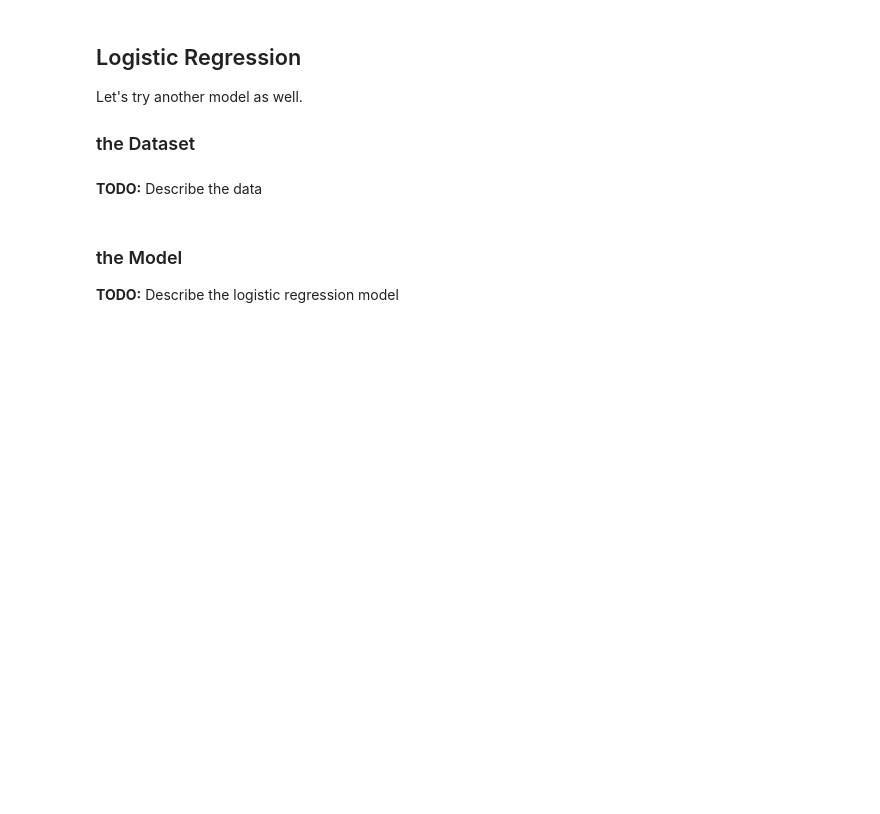
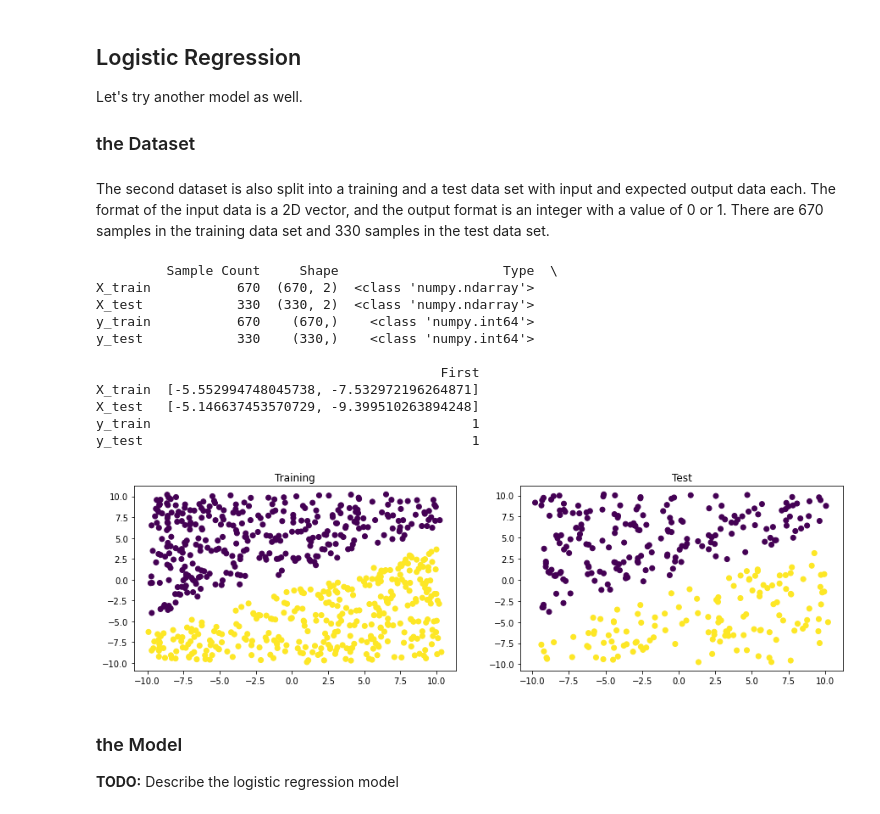
Before and after one commit to mankinskin/ml_projects, a Jupyter notebook: Project1.ipynb, the cells around one changed output. Cells and saved outputs as stored; diff of their text form; code cells hidden in the pictures; blank space fills up the shorter version.

```diff
--- a/Project1.ipynb
+++ b/Project1.ipynb
@@ -20,11 +20,7 @@ This assignment is due on **Sunday, 29.11.2020 11:59pm**. Please upload your sol
 # %%
 import numpy as np
 # load dataset 1
-data_set = np.load('dataset_1.npz')
-X_train = data_set['X_train']
-X_test = data_set['X_test']
-y_train = data_set['y_train']
-y_test = data_set['y_test']
+data_set1 = np.load('dataset_1.npz')
 # %% [markdown]
 ### The first dataset
 # %% [markdown]
@@ -49,17 +45,23 @@ data_frame = property_table([
         ('Shape', lambda item: item.shape),
         ('Type', lambda item: type(item[0])),
         ('First', lambda item: item[0]),
-    ], data_set)
+    ], data_set1)
 
 print(data_frame)
+def plot_data(data_set):
+    X_train = data_set['X_train']
+    X_test = data_set['X_test']
+    y_train = data_set['y_train']
+    y_test = data_set['y_test']
+    fig, axs = plt.subplots(1, 2)
+    fig.set_figwidth(15)
+    axs[0].scatter(*zip(*X_train), c=y_train)
+    axs[0].set_title("Training")
 
-fig, axs = plt.subplots(1, 2)
-fig.set_figwidth(15)
-axs[0].scatter(*zip(*X_train), c=y_train)
-axs[0].set_title("Training")
+    axs[1].scatter(*zip(*X_test), c=y_test)
+    axs[1].set_title("Test")
 
-axs[1].scatter(*zip(*X_test), c=y_test)
-axs[1].set_title("Test")
+plot_data(data_set1)
 # %% [output]
          Sample Count     Shape                     Type  \
 X_train           536  (536, 2)  <class 'numpy.ndarray'>
@@ -135,13 +142,33 @@ Let's try another model as well.
 ### the Dataset
 # %%
 # TODO: load dataset_2.npz and analyze the dataset
-data_set = np.load('dataset_2.npz')
-X_train = data_set['X_train']
-X_test = data_set['X_test']
-y_train = data_set['y_train']
-y_test = data_set['y_test']
+data_set2 = np.load('dataset_2.npz')
-# %% [markdown]
-**TODO:** Describe the data
+# %% [markdown]
+The second dataset is also split into a training and a test data set with input and expected output data each. The format of the input data is a 2D vector, and the output format is an integer with a value of 0 or 1. There are 670 samples in the training data set and 330 samples in the test data set.
+# %%
+data_frame = property_table([
+        ('Sample Count', lambda item: len(item)),
+        ('Shape', lambda item: item.shape),
+        ('Type', lambda item: type(item[0])),
+        ('First', lambda item: item[0]),
+    ], data_set2)
+
+print(data_frame)
+
+plot_data(data_set2)
+# %% [output]
+         Sample Count     Shape                     Type  \
+X_train           670  (670, 2)  <class 'numpy.ndarray'>
+X_test            330  (330, 2)  <class 'numpy.ndarray'>
+y_train           670    (670,)    <class 'numpy.int64'>
+y_test            330    (330,)    <class 'numpy.int64'>
+
+                                            First
+X_train  [-5.552994748045738, -7.532972196264871]
+X_test   [-5.146637453570729, -9.399510263894248]
+y_train                                         1
+y_test                                          1
+[figure, added]
 # %% [markdown]
 ### the Model
 
```
Also changed, not shown: parts of 5 cells of this notebook.
